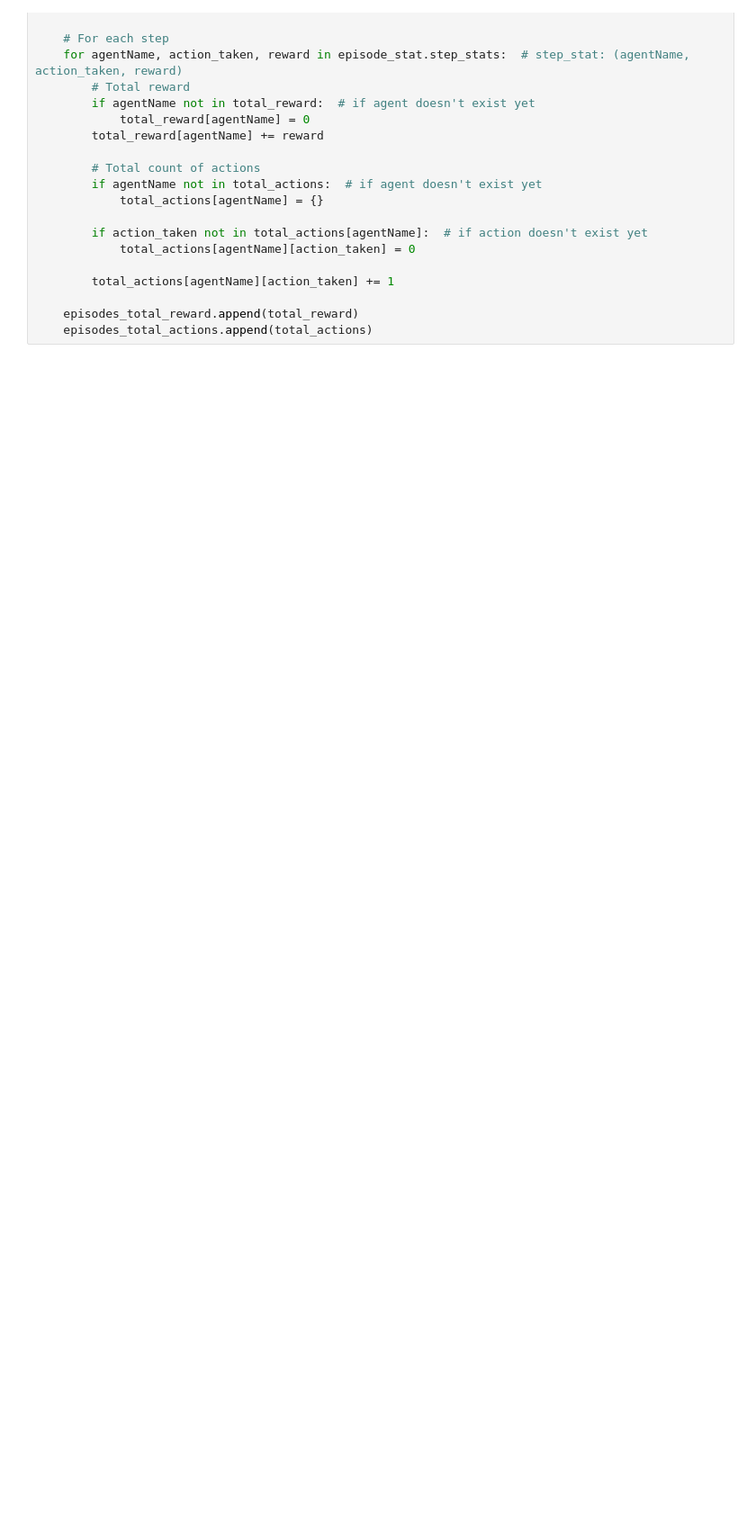
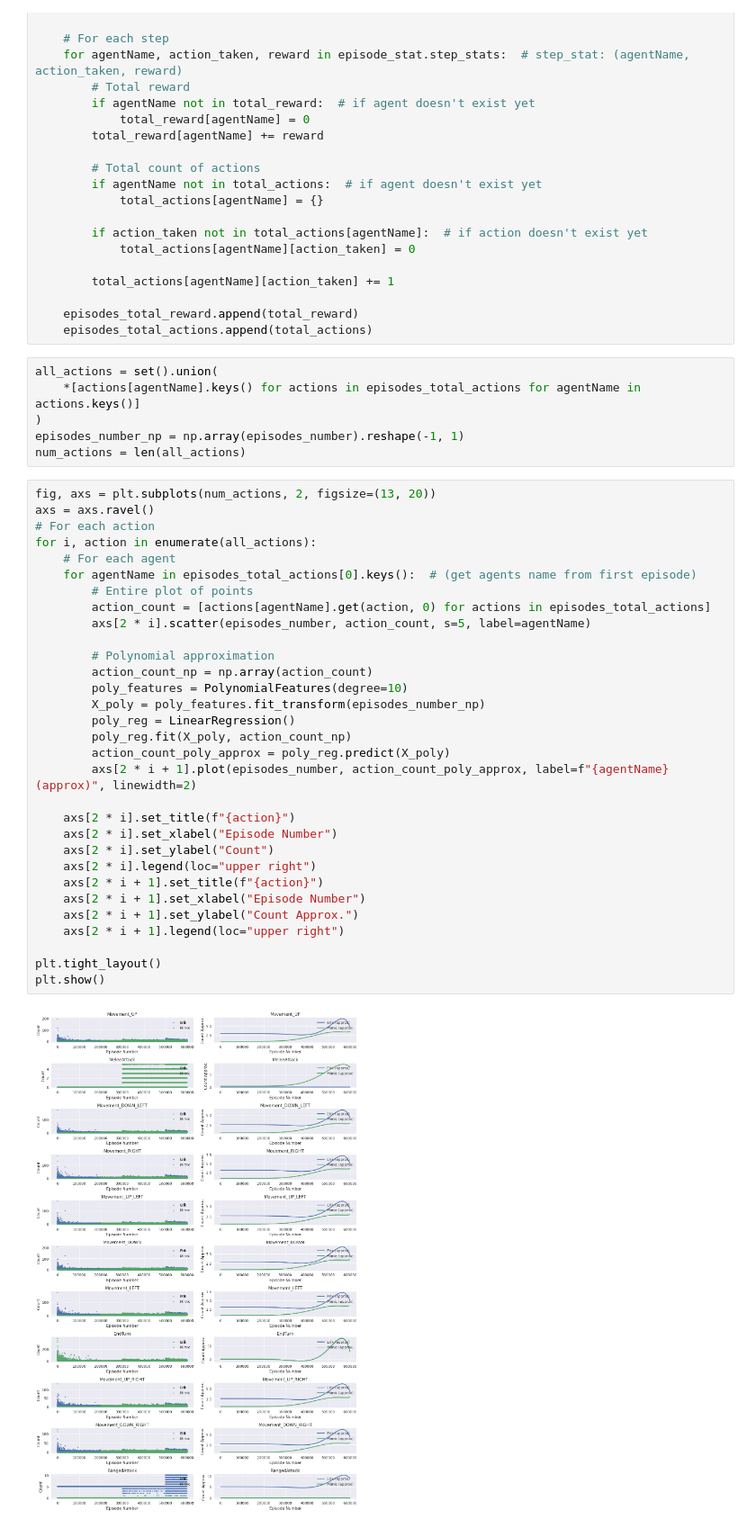
Before and after one commit to RiccardoEvangelisti/AAS, a Jupyter notebook: statistics/statistics.ipynb, the cells around one changed output. Shown at 90% size. Saved outputs shown, nothing was run; the diff lists cells and outputs as text; blank space fills up the shorter version.

```diff
--- a/statistics/statistics.ipynb
+++ b/statistics/statistics.ipynb
@@ -67,3 +70,42 @@ for episode_stat in loaded_stats:
 
     episodes_total_reward.append(total_reward)
     episodes_total_actions.append(total_actions)
+# %%
+all_actions = set().union(
+    *[actions[agentName].keys() for actions in episodes_total_actions for agentName in actions.keys()]
+)
+episodes_number_np = np.array(episodes_number).reshape(-1, 1)
+num_actions = len(all_actions)
+# %%
+fig, axs = plt.subplots(num_actions, 2, figsize=(13, 20))
+axs = axs.ravel()
+# For each action
+for i, action in enumerate(all_actions):
+    # For each agent
+    for agentName in episodes_total_actions[0].keys():  # (get agents name from first episode)
+        # Entire plot of points
+        action_count = [actions[agentName].get(action, 0) for actions in episodes_total_actions]
+        axs[2 * i].scatter(episodes_number, action_count, s=5, label=agentName)
+
+        # Polynomial approximation
+        action_count_np = np.array(action_count)
+        poly_features = PolynomialFeatures(degree=10)
+        X_poly = poly_features.fit_transform(episodes_number_np)
+        poly_reg = LinearRegression()
+        poly_reg.fit(X_poly, action_count_np)
+        action_count_poly_approx = poly_reg.predict(X_poly)
+        axs[2 * i + 1].plot(episodes_number, action_count_poly_approx, label=f"{agentName} (approx)", linewidth=2)
+
+    axs[2 * i].set_title(f"{action}")
+    axs[2 * i].set_xlabel("Episode Number")
+    axs[2 * i].set_ylabel("Count")
+    axs[2 * i].legend(loc="upper right")
+    axs[2 * i + 1].set_title(f"{action}")
+    axs[2 * i + 1].set_xlabel("Episode Number")
+    axs[2 * i + 1].set_ylabel("Count Approx.")
+    axs[2 * i + 1].legend(loc="upper right")
+
+plt.tight_layout()
+plt.show()
+# %% [output]
+[figure, added]
```
Also changed, not shown: parts of 4 cells of this notebook, 6 other files.
